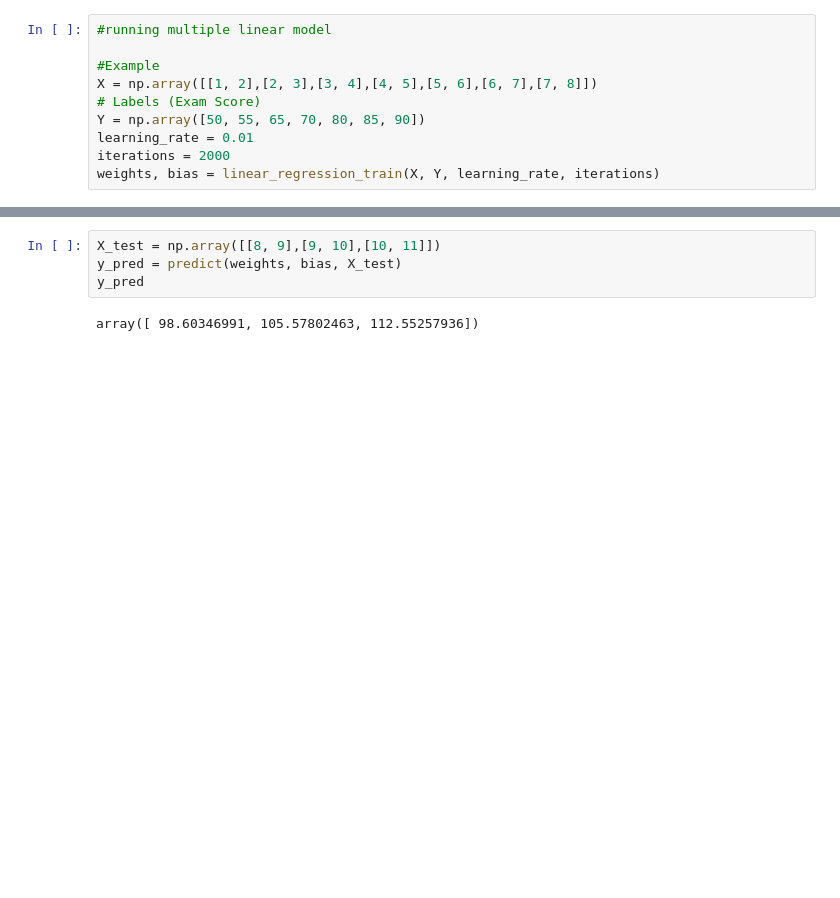
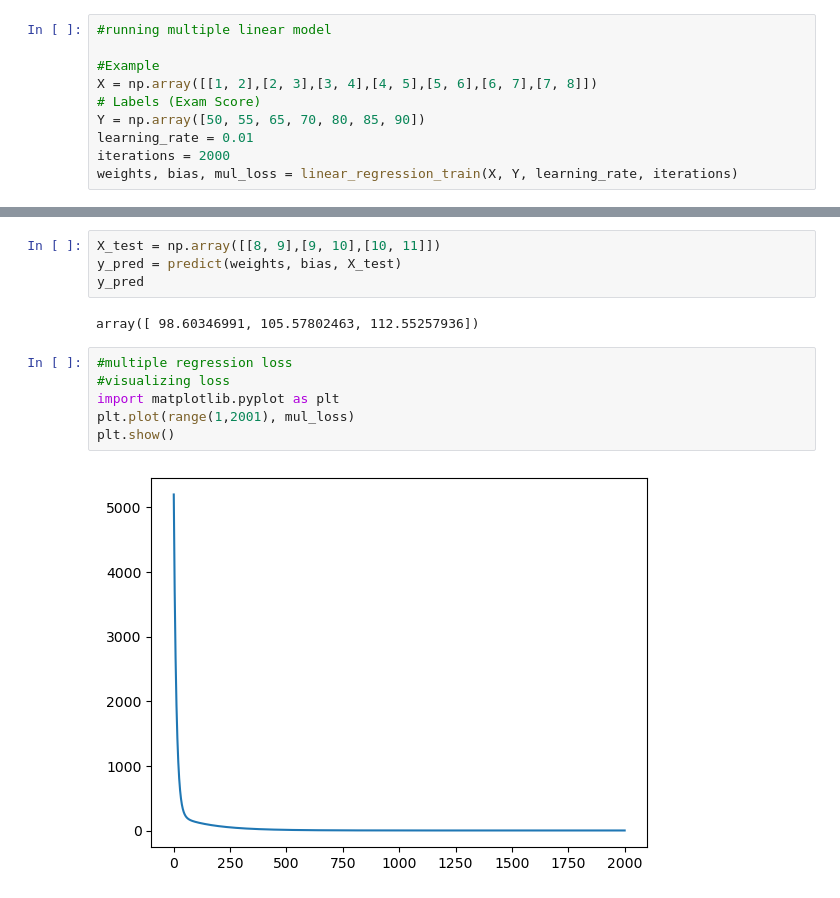
Before and after one commit to adeelmanaf43/Machine-Learning-Algorithms-from-Scracth, a Jupyter notebook: Regression Model from Scratch.ipynb, the cells around one changed output, grey strips where cells are left out. Cells and saved outputs as stored; diff of their text form; blank space fills up the shorter version.

```diff
--- a/Regression Model from Scratch.ipynb
+++ b/Regression Model from Scratch.ipynb
@@ -90,7 +97,7 @@ X = np.array([[1, 2],[2, 3],[3, 4],[4, 5],[5, 6],[6, 7],[7, 8]])
 Y = np.array([50, 55, 65, 70, 80, 85, 90])
 learning_rate = 0.01
 iterations = 2000
-weights, bias = linear_regression_train(X, Y, learning_rate, iterations)
+weights, bias, mul_loss = linear_regression_train(X, Y, learning_rate, iterations)
 # %% [output]
 Iterations 0 Loss 5196.428571428572
 Iterations 100 Loss 131.03389281905032
@@ -118,3 +125,11 @@ y_pred = predict(weights, bias, X_test)
 y_pred
 # %% [output]
 array([ 98.60346991, 105.57802463, 112.55257936])
+# %%
+#multiple regression loss
+#visualizing loss
+import matplotlib.pyplot as plt
+plt.plot(range(1,2001), mul_loss)
+plt.show()
+# %% [output]
+[figure, added]
```
Also changed, not shown: parts of 3 cells of this notebook, 2 other files.
